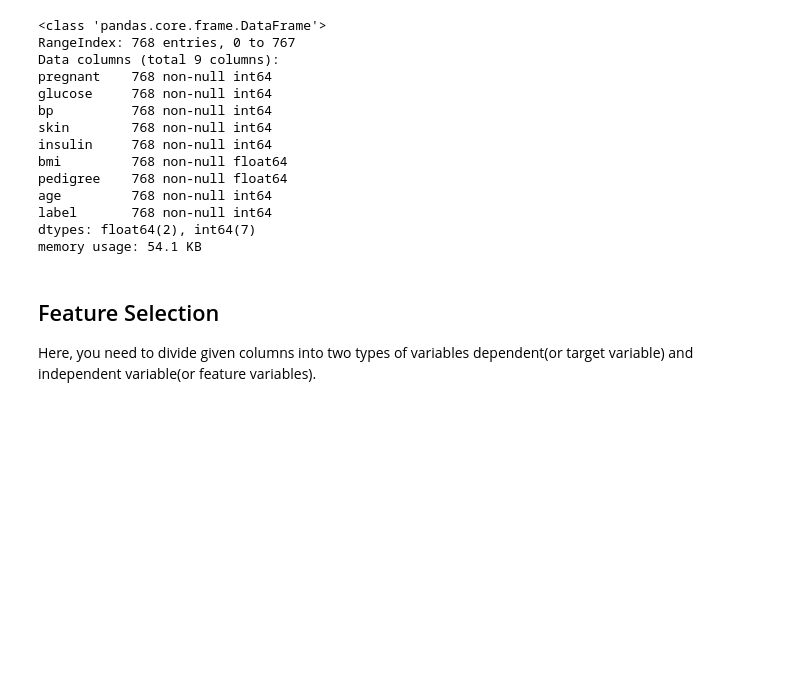
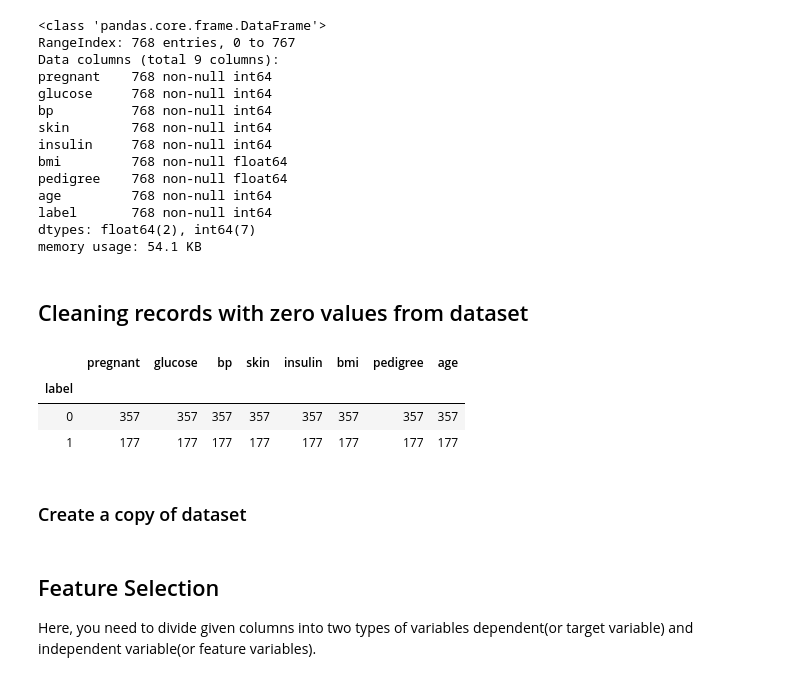
Before and after one commit to carlaprv/tcc-classification-xai, a Jupyter notebook: Diabete/Diabetes - Classificação Decision Tree.ipynb, the cells around one changed output. Drawn from its saved outputs; the diff is of its cells as text; code cells hidden in the pictures; blank space fills up the shorter version.

```diff
--- a/Diabete/Diabetes - Classificação Decision Tree.ipynb
+++ b/Diabete/Diabetes - Classificação Decision Tree.ipynb
@@ -48,3 +65,5 @@ age         768 non-null int64
 label       768 non-null int64
 dtypes: float64(2), int64(7)
 memory usage: 54.1 KB
+# %% [markdown]
+## Cleaning records with zero values from dataset
@@ -50,0 +74,9 @@ memory usage: 54.1 KB
+# %%
+pima.groupby('label').count()
+# %% [output]
+|  | pregnant | glucose | bp | skin | insulin | bmi | pedigree | age |
+| label |  |  |  |  |  |  |  |  |
+| 0 | 357 | 357 | 357 | 357 | 357 | 357 | 357 | 357 |
+| 1 | 177 | 177 | 177 | 177 | 177 | 177 | 177 | 177 |
+# %% [markdown]
+### Create a copy of dataset
```
Also changed, not shown: parts of 12 cells of this notebook, 5 other files.
